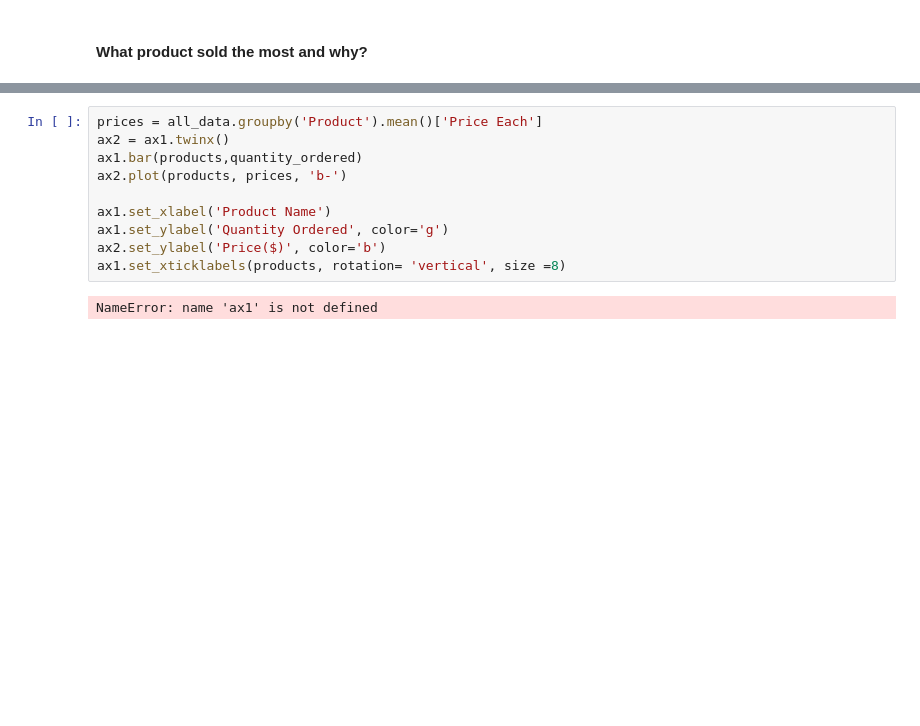
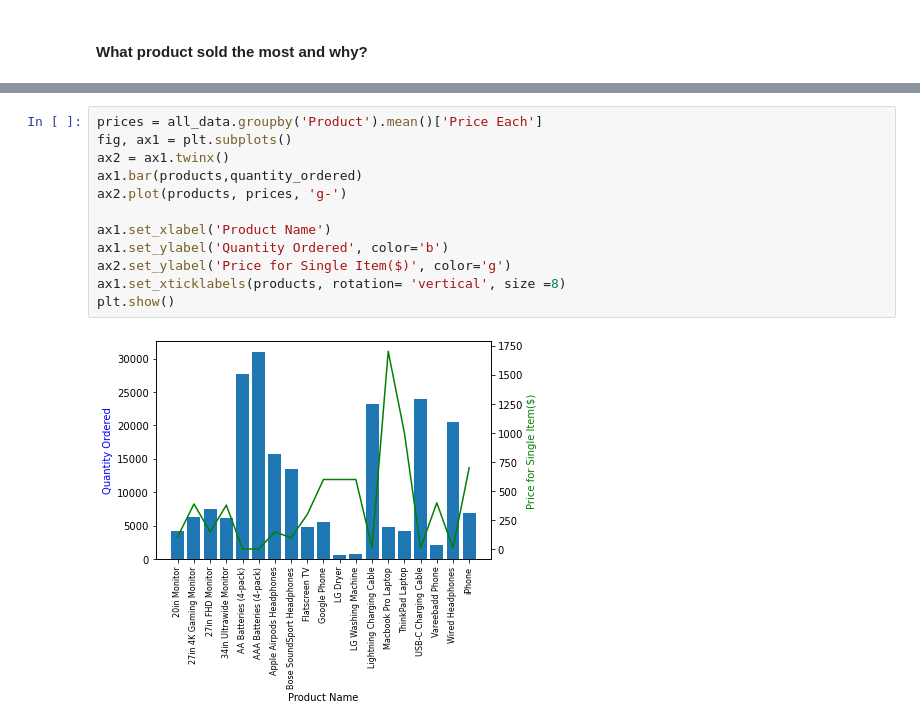
Before and after one commit to yeonjunpark1/IncomeSheetAnalysis, a Jupyter notebook: Analysis.ipynb, the cells around one changed output, grey strips where cells are left out. Drawn from its saved outputs; the diff is of its cells as text; blank space fills up the shorter version.

```diff
--- a/Analysis.ipynb
+++ b/Analysis.ipynb
@@ -164,12 +201,14 @@ plt.show()
 # %%
 prices = all_data.groupby('Product').mean()['Price Each']
+fig, ax1 = plt.subplots()
 ax2 = ax1.twinx()
 ax1.bar(products,quantity_ordered)
-ax2.plot(products, prices, 'b-')
+ax2.plot(products, prices, 'g-')
 
 ax1.set_xlabel('Product Name')
-ax1.set_ylabel('Quantity Ordered', color='g')
-ax2.set_ylabel('Price($)', color='b')
+ax1.set_ylabel('Quantity Ordered', color='b')
+ax2.set_ylabel('Price for Single Item($)', color='g')
 ax1.set_xticklabels(products, rotation= 'vertical', size =8)
+plt.show()
 # %% [output]
-NameError: name 'ax1' is not defined
+[figure, added]
```
Also changed, not shown: parts of 10 cells of this notebook.
